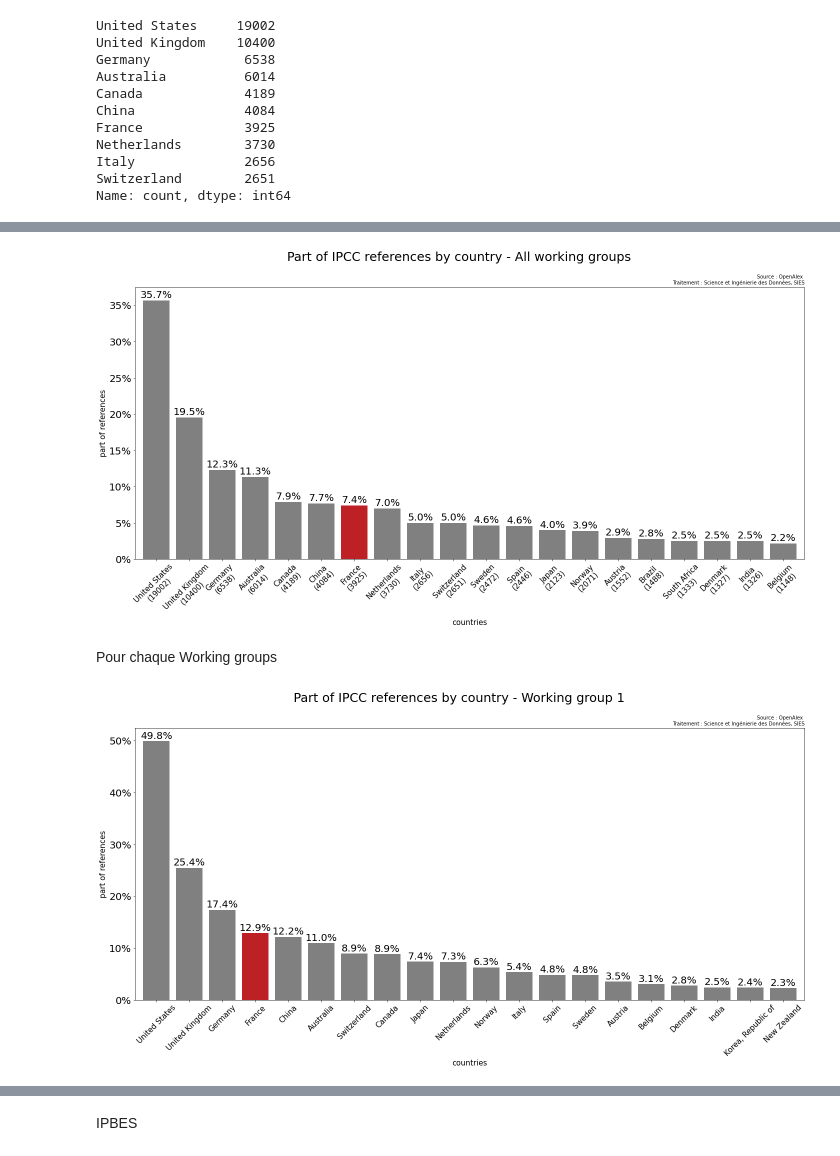
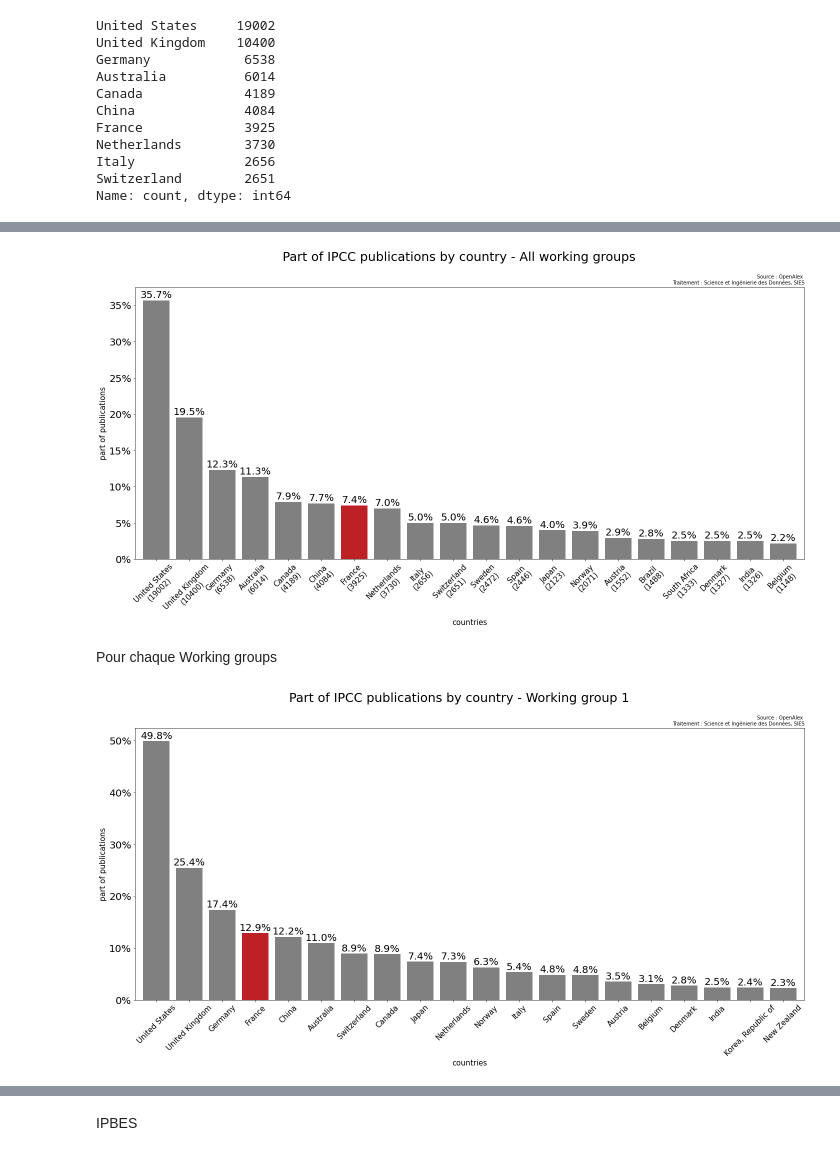
Before and after one commit to dataesr/teds, a Jupyter notebook: notebooks/IPCC_visualization_dataframe.ipynb, the cells around one changed output, grey strips where cells are left out. Saved outputs shown, nothing was run; the diff lists cells and outputs as text; code cells hidden in the pictures.

```diff
--- a/notebooks/IPCC_visualization_dataframe.ipynb
+++ b/notebooks/IPCC_visualization_dataframe.ipynb
@@ -69,28 +69,28 @@ plt.show()
 # %%
 import matplotlib.pyplot as plt
 
 data_counts1=pd.Series(aplatir(list(df_ipcc.countries.dropna()))).value_counts()
 tot=len(df_ipcc.doi.dropna())
 
 data_counts = (data_counts1 / tot) * 100
 
 plt.figure(figsize=(24, 10))
 color_dict = {'France': '#BE2125'}
 ax = data_counts[:20].plot(kind='bar', color=[color_dict.get(u, 'grey') for u in data_counts[:20].index], width=0.8)
 for i, v in enumerate(data_counts[:20]):
     ax.text(i, v + 0.1, f'{v:.1f}%', ha='center', va='bottom', color='black', size=20)
 
-plt.suptitle("Part of IPCC references by country - All working groups", size=25)
+plt.suptitle("Part of IPCC publications by country - All working groups", size=25)
 plt.title('Source : OpenAlex \nTraitement : Science et Ingénierie des Données, SIES', size=10, loc='right')
 
 ax.set_yticklabels([f'{tick:.0f}%' for tick in ax.get_yticks()], fontsize=20)
 x_labels = [f"{data_counts.index[:20][i]}\n({list(data_counts1.to_dict().values())[i]})" for i in range(0,20)]
 ax.set_xticklabels(x_labels, rotation=45, fontsize=15)
-ax.set_ylabel(f'part of references', fontsize=15)
+ax.set_ylabel(f'part of publications', fontsize=15)
 ax.set_xlabel(f'countries', fontsize=15)
 plt.show()
 # %% [output]
-[figure, old version]
+[figure, new version]
 # %% [markdown]
 Pour chaque Working groups
 # %%
@@ -108,16 +108,16 @@ ax = data_counts[:20].plot(kind='bar', color=[color_dict.get(u, 'grey') for u in
 for i, v in enumerate(data_counts[:20]):
     ax.text(i, v + 0.1, f'{v:.1f}%', ha='center', va='bottom', color='black', size=20)
 
-plt.suptitle("Part of IPCC references by country - Working group 1", size=25)
+plt.suptitle("Part of IPCC publications by country - Working group 1", size=25)
 plt.title('Source : OpenAlex \nTraitement : Science et Ingénierie des Données, SIES', size=10, loc='right')
 
 ax.set_yticklabels([f'{tick:.0f}%' for tick in ax.get_yticks()], fontsize=20)
 ax.set_xticklabels(data_counts.index[:20], rotation=45, fontsize=15)
-ax.set_ylabel(f'part of references', fontsize=15)
+ax.set_ylabel(f'part of publications', fontsize=15)
 ax.set_xlabel(f'countries', fontsize=15)
 plt.show()
 # %% [output]
-[figure, old version]
+[figure, new version]
 # %%
 df_ipcc2=df_ipcc[df_ipcc['ipcc'].apply(lambda x: any(x[i].get('wg')=='2' for i in range(len(x))))]
 data_counts=pd.Series(aplatir(list(df_ipcc2.countries.dropna()))).value_counts()
```
Also changed, not shown: parts of 31 cells of this notebook.
